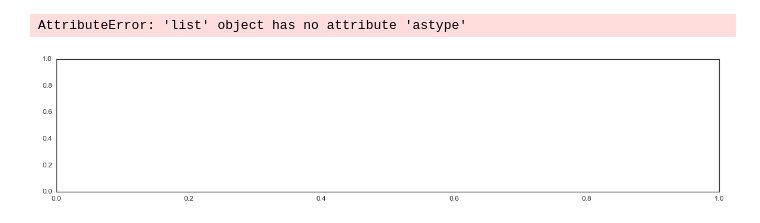
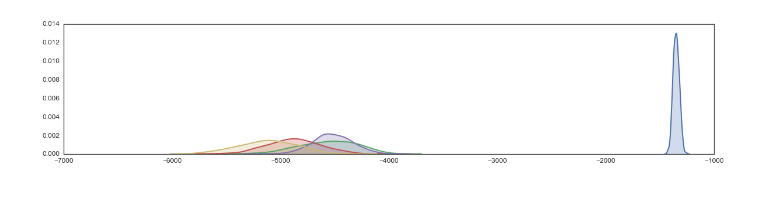
Before and after one commit to ckemere/SimulatedReplayStatistics, a Jupyter notebook: Figure 1 - Log-Likelihood Model Comparison.ipynb, the cells around one changed output. Cells and saved outputs as stored; diff of their text form; code cells hidden in the pictures; blank space fills up the shorter version.

```diff
--- a/Figure 1 - Log-Likelihood Model Comparison.ipynb
+++ b/Figure 1 - Log-Likelihood Model Comparison.ipynb
@@ -162,9 +162,10 @@ plt.hist(SequenceLL,bins=50);
-# %%
-for models in SequenceLL
-sns.kdeplot(SequenceLL)
-# %% [output]
-AttributeError: 'list' object has no attribute 'astype'
-[figure, removed]
+# %%
+sns.set(rc={'figure.figsize': (20, 4),'lines.linewidth': 2, 'font.size': 18, 'axes.labelsize': 16, 'legend.fontsize': 12, 'ytick.labelsize': 12, 'xtick.labelsize': 12 })
+sns.set_style('white')
+for modelLL in SequenceLL:
+    sns.kdeplot(modelLL, shade=True)
+# %% [output]
+[figure, added]
 # %%
 # Examine random walk data and calculate model scores
 RWSequenceLL = np.zeros(NTest)
```
Also changed, not shown: parts of 7 cells of this notebook.
